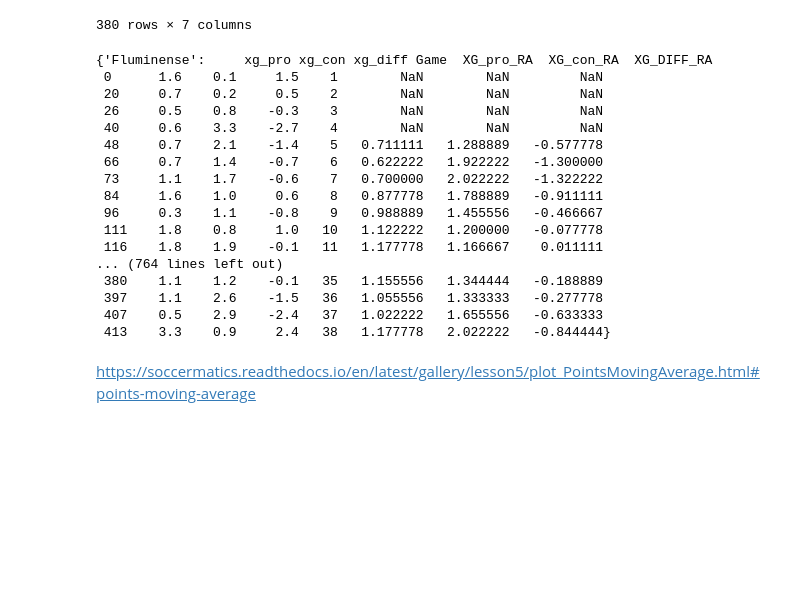
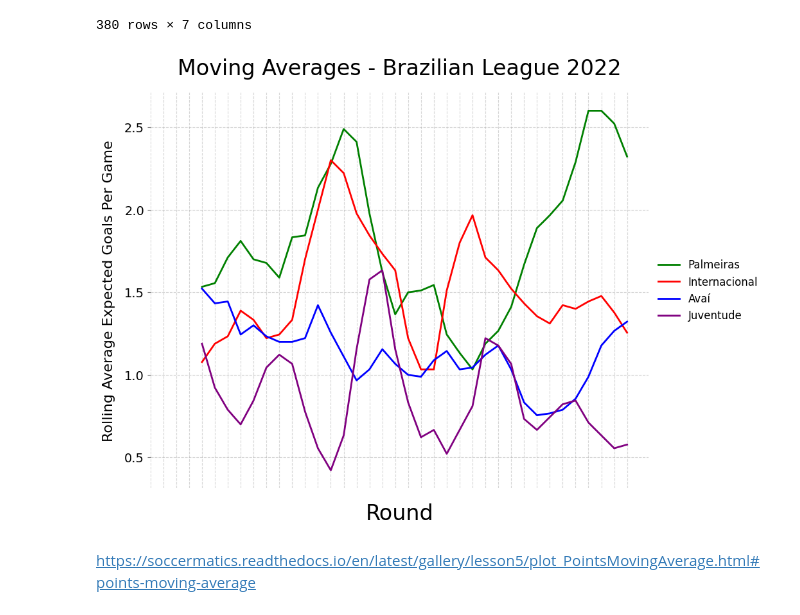
Before and after one commit to paduathiago/Data-Science-Applied-to-Soccer, a Jupyter notebook: ativ_2.ipynb, the cells around one changed output. Saved outputs shown, nothing was run; the diff lists cells and outputs as text; code cells hidden in the pictures; blank space fills up the shorter version.

Commit message:
first plot - expected goals

```diff
--- a/ativ_2.ipynb
+++ b/ativ_2.ipynb
@@ -87,29 +87,28 @@ def rolling_average(teams, window=5):
 
     return teams_dataframe
 # %%
-def create_RA_plot(team_dfs, teams_to_plot):
-    fig, ax = plt.subplots(figsize=(20, 8))
-    #arsenal got yellow because of those 2004 kits, but it was invisible so they got green
+def plot_RA(team_dfs, teams_to_plot):
+    fig, ax = plt.subplots(figsize=(10, 8))
+
     colors = ['green', 'red', 'blue', 'purple']
     #city highlighted more
     alphas = [1, 1, 1, 1]
 
     for club, color, alpha in zip(teams_to_plot, colors, alphas):
-        ax.plot(team_dfs[club]['Game'],  team_dfs[club]['PointsRA'], linewidth=2, linestyle='-',color=color, alpha = alpha, zorder = 2, label = club)
+        ax.plot(team_dfs[club]['Game'],  team_dfs[club]['XG_pro_RA'], linewidth=2, linestyle='-',color=color, alpha = alpha, zorder = 2, label = club)
 
     #set title
-    ax.set_title("", fontsize = 24, pad=20)
+    ax.set_title("Moving Averages - Brazilian League 2022", fontsize = 24, pad=20)
     #make visible ticks for beginning of each season
-    ax.set_xticks(np.arange(0, max(team_dfs["Liverpool"]['Game']) + 38, 38))
+    #ax.set_xticks(np.arange(0, max(team_dfs["Liverpool"]['Game']) + 38, 38))
     #no text
     ax.set_xticklabels([])
     #make ticks in the middle
-    ax.set_xticks(np.arange(0, max(team_dfs["Liverpool"]['Game']), 38) + 19, minor=True)
-    #put season text in the middle of season
-    ax.set_xticklabels(seasonst, minor=True)
+    ax.set_xticks(np.arange(1, 39))
+
     #set axis limits
-    ax.set_xlim(0, max(team_dfs["Liverpool"]['Game']) + 10)
-    ax.set_ylim(-0.1,3.2)
+    #ax.set_xlim(0, max(team_dfs["Liverpool"]['Game']) + 10)
+    #ax.set_ylim(-0.1,3.2)
     #disable black ticks, but big text xaxis
     ax.tick_params(axis='x', color='white', which='both', labelsize = 20)
     #grey y ticks
@@ -122,33 +121,20 @@ def create_RA_plot(team_dfs, teams_to_plot):
     ax.spines['bottom'].set_visible(False)
     ax.spines['left'].set_visible(False)
     #add axis labels
-    ax.set_ylabel('Rolling Average Points Per Game', fontsize = 16,labelpad=10)
-    ax.set_xlabel('Season', fontsize = 24, labelpad=10)
+    ax.set_ylabel('Rolling Average Expected Goals Per Game', fontsize = 16,labelpad=10)
+    ax.set_xlabel('Round', fontsize = 24, labelpad=10)
     #make legend
-    plt.legend(bbox_to_anchor=(1.0, 0.5), loc="center left",fontsize=16, edgecolor='white')
+    plt.legend(bbox_to_anchor=(1.0, 0.5), loc="center left",fontsize=12, edgecolor='white')
     plt.show()
 # %%
-teams = list(BRA1['Home'].unique())
-teams_df = rolling_average(teams, window=5)
-teams_df
+def RA_plot(league: pd.DataFrame, teams_to_plot: list):
+    teams = league['Home'].unique()
+    teams_df = rolling_average(teams, window=5)
+    plot_RA(teams_df, teams_to_plot)
-# %% [output]
-{'Fluminense':     xg_pro xg_con xg_diff Game  XG_pro_RA  XG_con_RA  XG_DIFF_RA
- 0      1.6    0.1     1.5    1        NaN        NaN         NaN
- 20     0.7    0.2     0.5    2        NaN        NaN         NaN
- 26     0.5    0.8    -0.3    3        NaN        NaN         NaN
- 40     0.6    3.3    -2.7    4        NaN        NaN         NaN
- 48     0.7    2.1    -1.4    5   0.711111   1.288889   -0.577778
- 66     0.7    1.4    -0.7    6   0.622222   1.922222   -1.300000
- 73     1.1    1.7    -0.6    7   0.700000   2.022222   -1.322222
- 84     1.6    1.0     0.6    8   0.877778   1.788889   -0.911111
- 96     0.3    1.1    -0.8    9   0.988889   1.455556   -0.466667
- 111    1.8    0.8     1.0   10   1.122222   1.200000   -0.077778
- 116    1.8    1.9    -0.1   11   1.177778   1.166667    0.011111
-... (764 lines left out)
- 380    1.1    1.2    -0.1   35   1.155556   1.344444   -0.188889
- 397    1.1    2.6    -1.5   36   1.055556   1.333333   -0.277778
- 407    0.5    2.9    -2.4   37   1.022222   1.655556   -0.633333
- 413    3.3    0.9     2.4   38   1.177778   2.022222   -0.844444}
+# %%
+RA_plot(BRA1, ['Palmeiras', 'Internacional', 'Avaí', 'Juventude'])
+# %% [output]
+[figure, added]
 # %% [markdown]
 https://soccermatics.readthedocs.io/en/latest/gallery/lesson5/plot_PointsMovingAverage.html#points-moving-average
 # %% [markdown]
```
Also changed, not shown: 1 other file.
